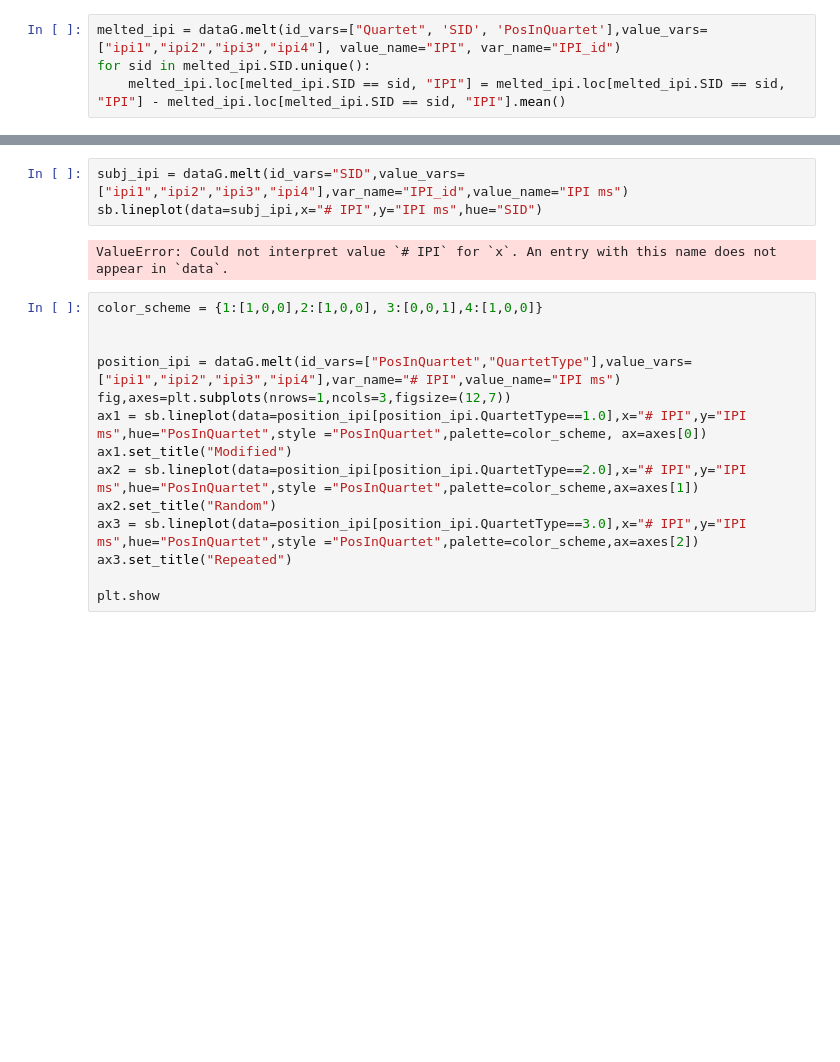
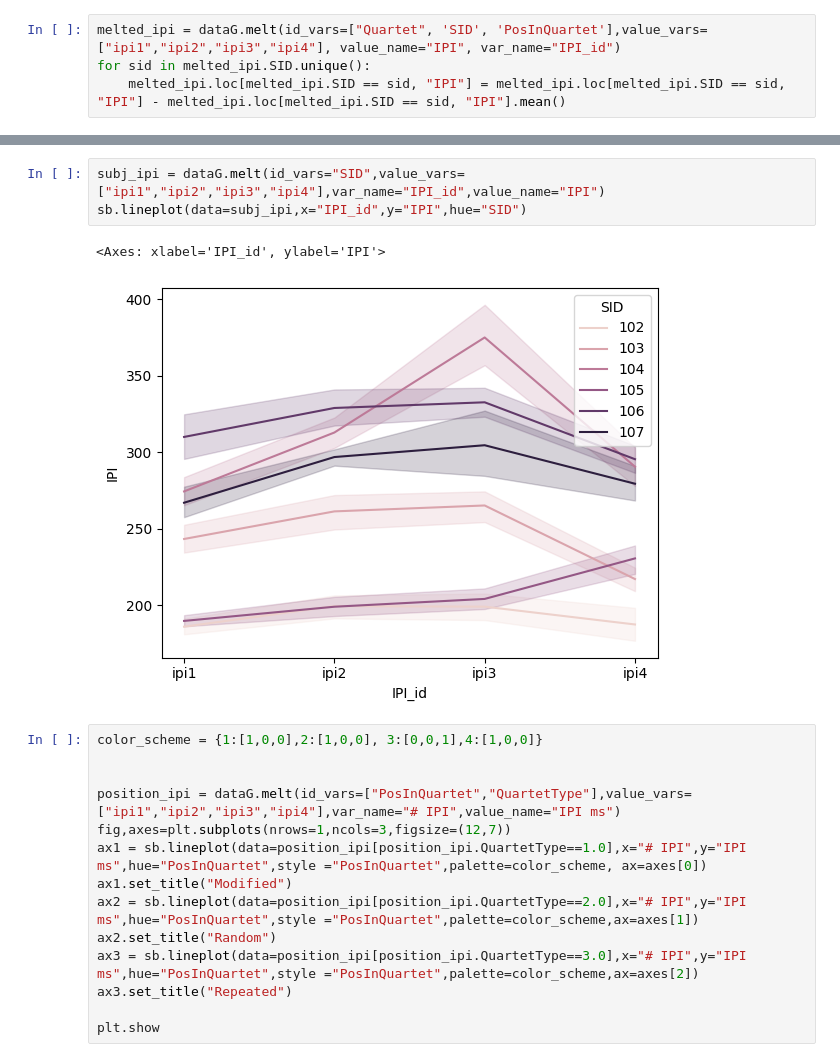
Before and after one commit to AmandaGiselleLily/modified-digit-inteference, a Jupyter notebook: notebooks/IPIs.ipynb, the cells around one changed output, grey strips where cells are left out. Drawn from its saved outputs; the diff is of its cells as text; blank space fills up the shorter version.

```diff
--- a/notebooks/IPIs.ipynb
+++ b/notebooks/IPIs.ipynb
@@ -30,8 +40,9 @@ plt.show()
 # %%
-subj_ipi = dataG.melt(id_vars="SID",value_vars=["ipi1","ipi2","ipi3","ipi4"],var_name="IPI_id",value_name="IPI ms")
-sb.lineplot(data=subj_ipi,x="# IPI",y="IPI ms",hue="SID")
+subj_ipi = dataG.melt(id_vars="SID",value_vars=["ipi1","ipi2","ipi3","ipi4"],var_name="IPI_id",value_name="IPI")
+sb.lineplot(data=subj_ipi,x="IPI_id",y="IPI",hue="SID")
 # %% [output]
-ValueError: Could not interpret value `# IPI` for `x`. An entry with this name does not appear in `data`.
+<Axes: xlabel='IPI_id', ylabel='IPI'>
+[figure, added]
 # %%
 color_scheme = {1:[1,0,0],2:[1,0,0], 3:[0,0,1],4:[1,0,0]}
 
```
Also changed, not shown: parts of 3 cells of this notebook, 1 other file.
